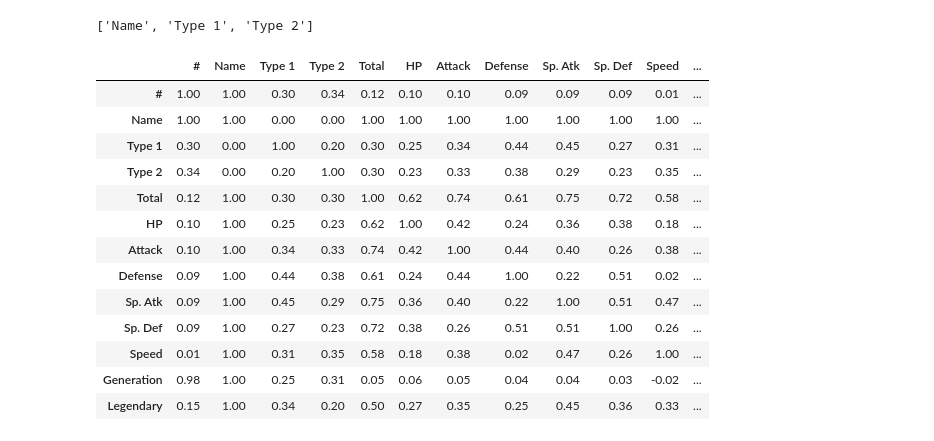
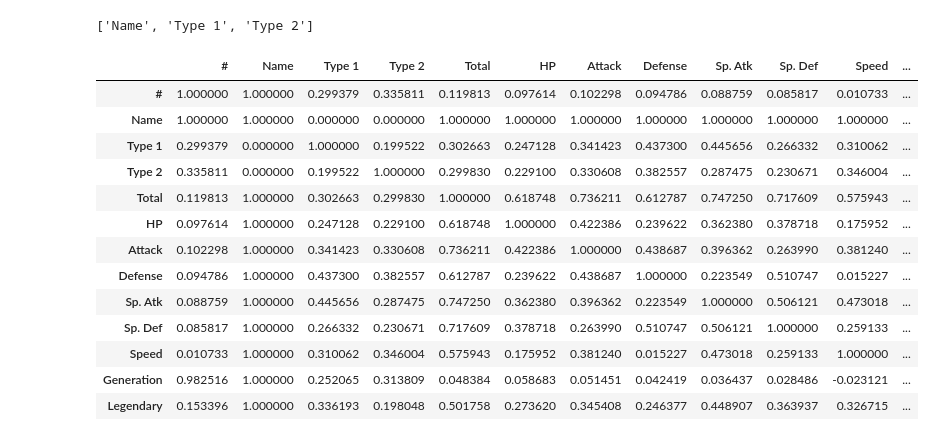
Before and after one commit to wsamuelw/dython-demo, a Jupyter notebook: dython_demo.ipynb, the cells around one changed output. Saved outputs shown, nothing was run; the diff lists cells and outputs as text; code cells hidden in the pictures.

```diff
--- a/dython_demo.ipynb
+++ b/dython_demo.ipynb
@@ -28,19 +28,19 @@ categorical_features
 # %%
 # extract the correlation matrix
 df_complete_corr=complete_correlation['corr']
-df_complete_corr.dropna(axis=1, how='all').dropna(axis=0, how='all').style.background_gradient(cmap='coolwarm', axis=None).set_precision(2)
+df_complete_corr.dropna(axis=1, how='all').dropna(axis=0, how='all').style.background_gradient(cmap='coolwarm', axis=None)
 # %% [output]
 |  | # | Name | Type 1 | Type 2 | Total | HP | Attack | Defense | Sp. Atk | Sp. Def | Speed | ... |
-| # | 1.00 | 1.00 | 0.30 | 0.34 | 0.12 | 0.10 | 0.10 | 0.09 | 0.09 | 0.09 | 0.01 | ... |
-| Name | 1.00 | 1.00 | 0.00 | 0.00 | 1.00 | 1.00 | 1.00 | 1.00 | 1.00 | 1.00 | 1.00 | ... |
-| Type 1 | 0.30 | 0.00 | 1.00 | 0.20 | 0.30 | 0.25 | 0.34 | 0.44 | 0.45 | 0.27 | 0.31 | ... |
-| Type 2 | 0.34 | 0.00 | 0.20 | 1.00 | 0.30 | 0.23 | 0.33 | 0.38 | 0.29 | 0.23 | 0.35 | ... |
-| Total | 0.12 | 1.00 | 0.30 | 0.30 | 1.00 | 0.62 | 0.74 | 0.61 | 0.75 | 0.72 | 0.58 | ... |
-| HP | 0.10 | 1.00 | 0.25 | 0.23 | 0.62 | 1.00 | 0.42 | 0.24 | 0.36 | 0.38 | 0.18 | ... |
-| Attack | 0.10 | 1.00 | 0.34 | 0.33 | 0.74 | 0.42 | 1.00 | 0.44 | 0.40 | 0.26 | 0.38 | ... |
-| Defense | 0.09 | 1.00 | 0.44 | 0.38 | 0.61 | 0.24 | 0.44 | 1.00 | 0.22 | 0.51 | 0.02 | ... |
-| Sp. Atk | 0.09 | 1.00 | 0.45 | 0.29 | 0.75 | 0.36 | 0.40 | 0.22 | 1.00 | 0.51 | 0.47 | ... |
-| Sp. Def | 0.09 | 1.00 | 0.27 | 0.23 | 0.72 | 0.38 | 0.26 | 0.51 | 0.51 | 1.00 | 0.26 | ... |
-| Speed | 0.01 | 1.00 | 0.31 | 0.35 | 0.58 | 0.18 | 0.38 | 0.02 | 0.47 | 0.26 | 1.00 | ... |
-| Generation | 0.98 | 1.00 | 0.25 | 0.31 | 0.05 | 0.06 | 0.05 | 0.04 | 0.04 | 0.03 | -0.02 | ... |
-| Legendary | 0.15 | 1.00 | 0.34 | 0.20 | 0.50 | 0.27 | 0.35 | 0.25 | 0.45 | 0.36 | 0.33 | ... |
+| # | 1.000000 | 1.000000 | 0.299379 | 0.335811 | 0.119813 | 0.097614 | 0.102298 | 0.094786 | 0.088759 | 0.085817 | 0.010733 | ... |
+| Name | 1.000000 | 1.000000 | 0.000000 | 0.000000 | 1.000000 | 1.000000 | 1.000000 | 1.000000 | 1.000000 | 1.000000 | 1.000000 | ... |
+| Type 1 | 0.299379 | 0.000000 | 1.000000 | 0.199522 | 0.302663 | 0.247128 | 0.341423 | 0.437300 | 0.445656 | 0.266332 | 0.310062 | ... |
+| Type 2 | 0.335811 | 0.000000 | 0.199522 | 1.000000 | 0.299830 | 0.229100 | 0.330608 | 0.382557 | 0.287475 | 0.230671 | 0.346004 | ... |
+| Total | 0.119813 | 1.000000 | 0.302663 | 0.299830 | 1.000000 | 0.618748 | 0.736211 | 0.612787 | 0.747250 | 0.717609 | 0.575943 | ... |
+| HP | 0.097614 | 1.000000 | 0.247128 | 0.229100 | 0.618748 | 1.000000 | 0.422386 | 0.239622 | 0.362380 | 0.378718 | 0.175952 | ... |
+| Attack | 0.102298 | 1.000000 | 0.341423 | 0.330608 | 0.736211 | 0.422386 | 1.000000 | 0.438687 | 0.396362 | 0.263990 | 0.381240 | ... |
+| Defense | 0.094786 | 1.000000 | 0.437300 | 0.382557 | 0.612787 | 0.239622 | 0.438687 | 1.000000 | 0.223549 | 0.510747 | 0.015227 | ... |
+| Sp. Atk | 0.088759 | 1.000000 | 0.445656 | 0.287475 | 0.747250 | 0.362380 | 0.396362 | 0.223549 | 1.000000 | 0.506121 | 0.473018 | ... |
+| Sp. Def | 0.085817 | 1.000000 | 0.266332 | 0.230671 | 0.717609 | 0.378718 | 0.263990 | 0.510747 | 0.506121 | 1.000000 | 0.259133 | ... |
+| Speed | 0.010733 | 1.000000 | 0.310062 | 0.346004 | 0.575943 | 0.175952 | 0.381240 | 0.015227 | 0.473018 | 0.259133 | 1.000000 | ... |
+| Generation | 0.982516 | 1.000000 | 0.252065 | 0.313809 | 0.048384 | 0.058683 | 0.051451 | 0.042419 | 0.036437 | 0.028486 | -0.023121 | ... |
+| Legendary | 0.153396 | 1.000000 | 0.336193 | 0.198048 | 0.501758 | 0.273620 | 0.345408 | 0.246377 | 0.448907 | 0.363937 | 0.326715 | ... |
```
